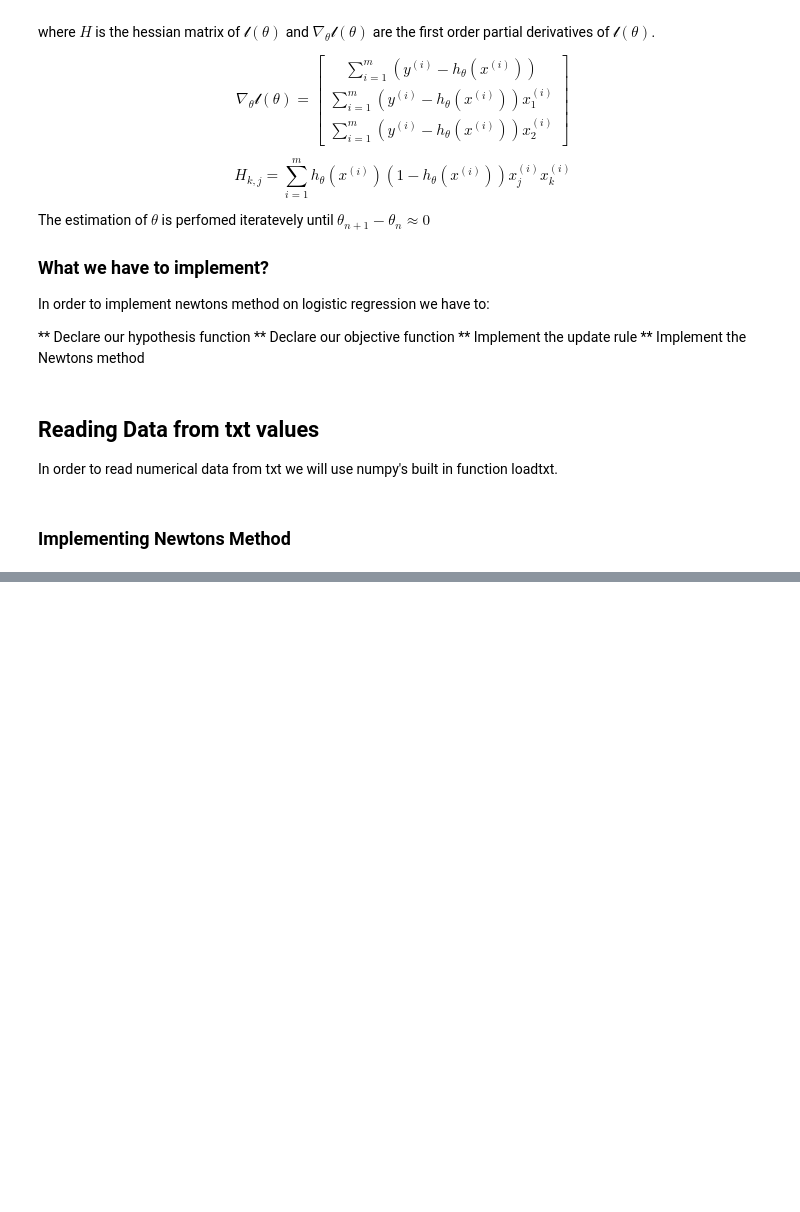
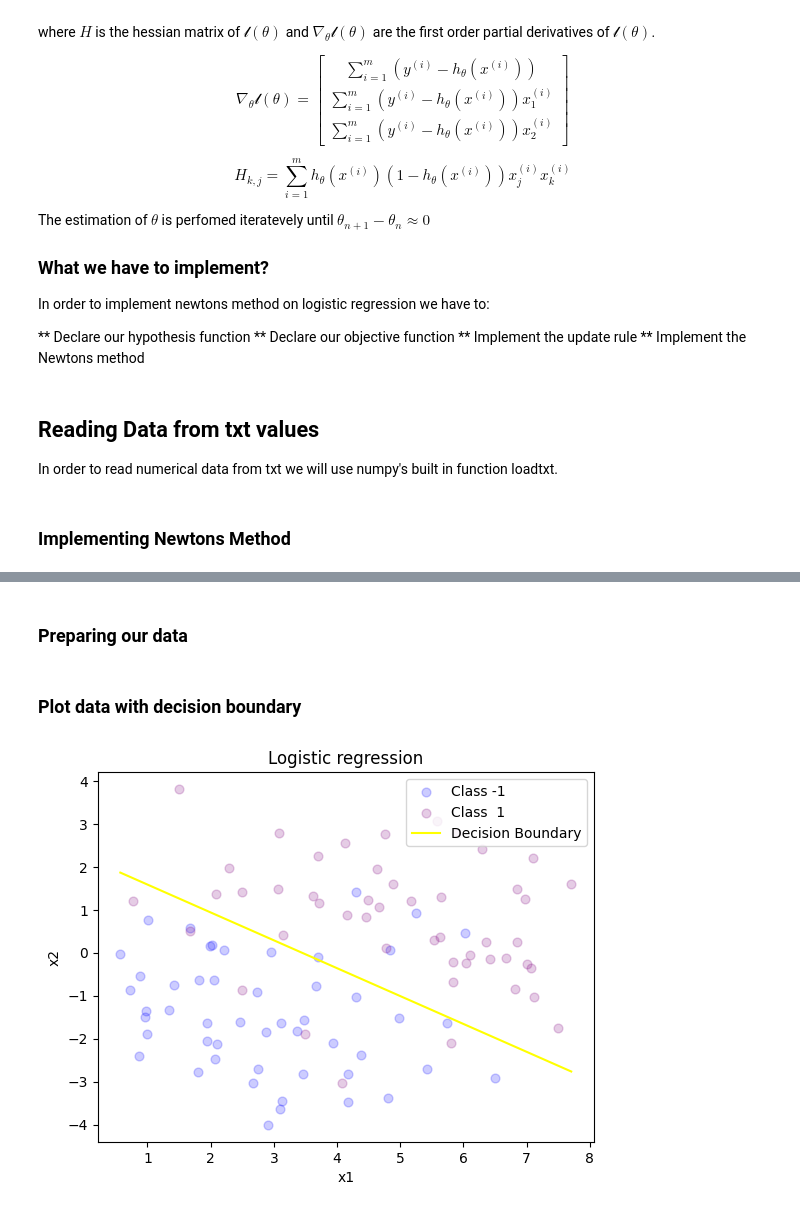
Before and after one commit to dodosly1/MachineLearning, a Jupyter notebook: StanfordCS229/PS1/Logistic_Regression.ipynb, the cells around one changed output, grey strips where cells are left out. Saved outputs shown, nothing was run; the diff lists cells and outputs as text; code cells hidden in the pictures; blank space fills up the shorter version.

Commit message:
Stanford CS229: Problem Set 1
Finished the Logistic and the Poisson Regression Problem

```diff
--- a/StanfordCS229/PS1/Logistic_Regression.ipynb
+++ b/StanfordCS229/PS1/Logistic_Regression.ipynb
@@ -308,11 +303,11 @@ theta = np.array([0, 0, 0])
 In order to read numerical data from txt we will use numpy's built in function loadtxt.
 # %%
 #Load the class of each training sample
-y_train = np.loadtxt('logistic_y.txt')
+y_train = np.loadtxt('logistic_y.txt',dtype=np.float128)
 #Load the features of each training sample
-x_train = np.loadtxt('logistic_x.txt')
+x_train = np.loadtxt('logistic_x.txt',dtype=np.float128)
 # %%
 #Add dummy feature x0 = 1 in all training examples
-x_train = np.hstack((x_train,np.ones((x_train.shape[0],1))))
+x_train = np.hstack((np.ones((x_train.shape[0],1)),x_train))
 # %% [markdown]
 ### Implementing Newtons Method
@@ -352,0 +349,2 @@ LinAlgError: Singular matrix
+# %%
+optimal_theta = newtons_method(x_train,y_train,theta,1e-6,15)
@@ -352,0 +383,41 @@ LinAlgError: Singular matrix
+# %% [markdown]
+### Preparing our data
+# %%
+# Get the indexes of the elements of each class
+
+#Returns the indexes of the samples whose class corresponds to -1
+idx_0 = np.where(y_train == -1)
+
+#Return the indexes of the samples whose class corresponds to 1
+idx_1 = np.where(y_train ==  1)
+
+#Coefficients of decision boundary equation
+coefficients = - optimal_theta[:2]/optimal_theta[2]
+
+#Get the minimum and maximum values of x1 and x2
+
+#We access the row to find the maximum and minimum value of x1
+#across all training examples
+x1_min = x_train[:,1].min()
+x1_max = x_train[:,1].max()
+
+#Now that we have the margins for the space of x1 that
+#we are interested we will sample 100 points for the line
+x1 = np.linspace(x1_min,x1_max,100)
+
+# the decision bountary
+desicion_boundary = coefficients[1]*x1+coefficients[0]
+# %% [markdown]
+### Plot data with decision boundary
+# %%
+#Scatter plot
+plt.scatter(x_train[idx_0,1],x_train[idx_0,2],c='blue',marker = 'o',s=40,alpha=0.2,label='Class -1')
+plt.scatter(x_train[idx_1,1],x_train[idx_1,2],c='purple',marker = 'o', s=40,alpha=0.2,label='Class  1')
+plt.plot(x1,desicion_boundary,c='yellow',label='Decision Boundary')
+plt.xlabel('x1')
+plt.ylabel('x2')
+plt.title('Logistic regression')
+plt.legend()
+plt.show()
+# %% [output]
+[figure, added]
```
Also changed, not shown: parts of 8 cells of this notebook, 1 other file.
